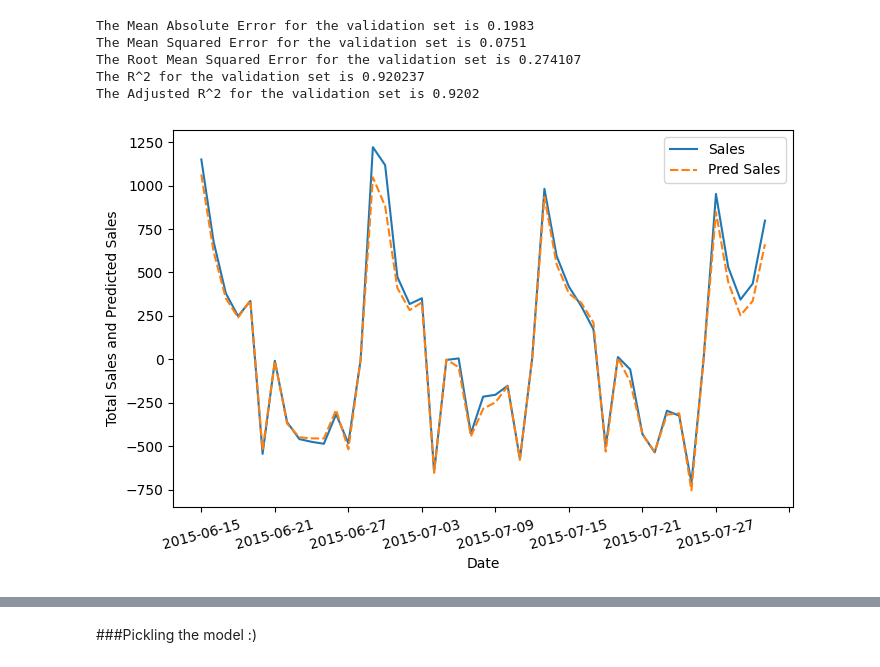
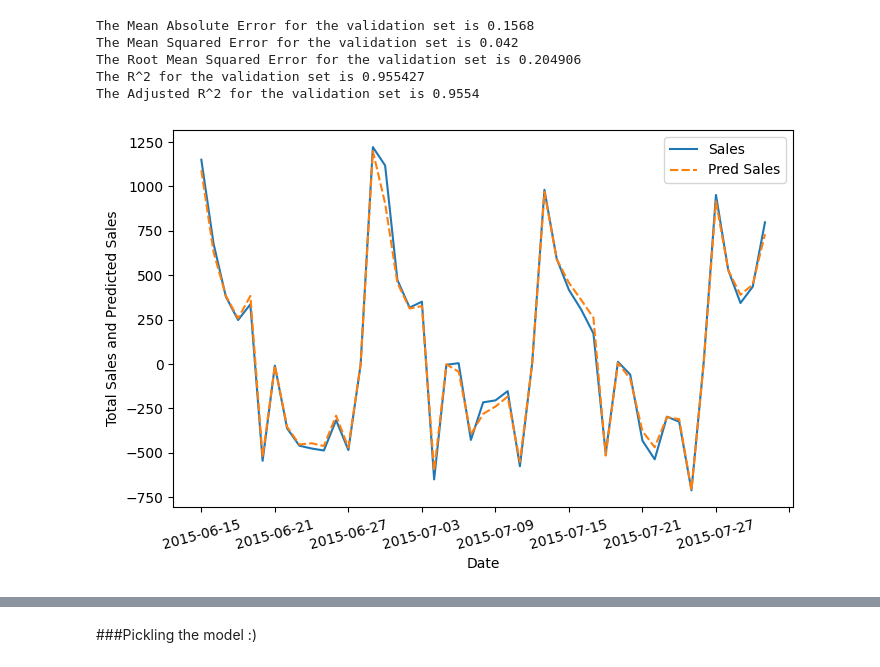
Before and after one commit to yashpatil454/Retail-Shop-Sales-Prediction-Regression, a Jupyter notebook: Rossmann_Sales_Prediction_2_Capstone_Project.ipynb, the cells around one changed output, grey strips where cells are left out. Drawn from its saved outputs; the diff is of its cells as text; code cells hidden in the pictures.

Commit message:
Updated the tuned model and added improvement code

```diff
--- a/Rossmann_Sales_Prediction_2_Capstone_Project.ipynb
+++ b/Rossmann_Sales_Prediction_2_Capstone_Project.ipynb
@@ -54,11 +32,11 @@ X_train = pd.read_csv('/content/gdrive/MyDrive/Retail Sales Prediction/traintest
 X_test = pd.read_csv('/content/gdrive/MyDrive/Retail Sales Prediction/traintestdata/X_test.csv', parse_dates=['Date'])
 y_train = pd.read_csv('/content/gdrive/MyDrive/Retail Sales Prediction/traintestdata/y_train.csv')
 y_test = pd.read_csv('/content/gdrive/MyDrive/Retail Sales Prediction/traintestdata/y_test.csv')
-comparison_df = pd.read_csv('/content/gdrive/MyDrive/Retail Sales Prediction/traintestdata/comparison_df.csv')
+comparison_df = pd.read_csv('/content/gdrive/MyDrive/Retail Sales Prediction/traintestdata/comparison_df.csv', index_col=0)
 
 #For local runtime
-# X_train = pd.read_csv('C:/Users/91814/Desktop/Retail_project/X_train.csv')
-# X_test = pd.read_csv('C:/Users/91814/Desktop/Retail_project/X_test.csv')
-# y_train = pd.read_csv('C:/Users/91814/Desktop/Retail_project/y_train.csv')
-# y_test = pd.read_csv('C:/Users/91814/Desktop/Retail_project/y_test.csv')
-# comparison_df = pd.read_csv('C:/Users/91814/Desktop/Retail_project/comparison_df.csv')
+# X_train = pd.read_csv('C:/Users/yash.patil/Documents/Python/Retail_Sales_Prediction_Project/X_train.csv', parse_dates=['Date'])
+# X_test = pd.read_csv('C:/Users/yash.patil/Documents/Python/Retail_Sales_Prediction_Project/X_test.csv', parse_dates=['Date'])
+# y_train = pd.read_csv('C:/Users/yash.patil/Documents/Python/Retail_Sales_Prediction_Project/y_train.csv')
+# y_test = pd.read_csv('C:/Users/yash.patil/Documents/Python/Retail_Sales_Prediction_Project/y_test.csv')
+# comparison_df = pd.read_csv('C:/Users/yash.patil/Documents/Python/Retail_Sales_Prediction_Project/comparison_df.csv')
@@ -143,3 +118,3 @@ Hyperparameter tuning is the process of adjusting the parameters of the algorith
 # %%
-#Initializing RandomForestRegressor for hyperparameter tuning.
-randomForest_tuned = RandomForestRegressor(random_state=45)
+#Initializing XGBRegressor for hyperparameter tuning.
+xgb = XGBRegressor(tree_method='gpu_hist')
@@ -173,0 +121,11 @@ time: 5.16 ms (started: 2023-01-24 07:18:27 +00:00)
+# %%
+# Define the parameter distribution for the hyperparameter search
+param_dist = {
+    'learning_rate': uniform(0.01, 0.2),
+    'max_depth': randint(1, 11),
+    'subsample': uniform(0.5, 0.5),
+    'colsample_bytree': uniform(0.5, 0.5),
+    'reg_alpha': uniform(0, 2),
+}
+
+print(param_dist)
@@ -174,7 +134,7 @@ time: 5.16 ms (started: 2023-01-24 07:18:27 +00:00)
 # %%
 #Feeding the param_grid to the model
-rf_random_tuned = RandomizedSearchCV(estimator = randomForest_tuned, param_distributions = random_grid, n_iter = 20, cv = 3, verbose=5, random_state=45, n_jobs = -1)
+XGB_random_search = RandomizedSearchCV(estimator=xgb, param_distributions=param_dist, n_iter=20, cv=3, random_state=42, n_jobs=-1)
 #Fit the random search model
-rf_random_tuned.fit(X_train,y_train)
-randomForest_tuned.best_params_
+XGB_random_search.fit(X_train,y_train)
+XGB_random_search.best_params_
 # %% [output]
@@ -183,12 +153,12 @@ time: 12.5 s (started: 2023-01-24 07:18:27 +00:00)
 # %%
-#Evaluating the model by visualizing it and by metrics
-Random_forest_tuned = model_eval(rf_random_tuned, 'Random Forest Regressor Tuned')
-comparison_df.drop('Unnamed: 0', inplace = True, axis = 1)
-comparison_df = comparison_df.append(pd.DataFrame([Random_forest_tuned], columns=comparison_df.columns), ignore_index=True)
+#Evaluating the trained model
+XGBRegressor_tuned = model_eval(XGB_random_search, 'XGBRegressor Tuned')
+#Saving the evaluated metrics onto the comparison_df
+comparison_df = comparison_df.append(pd.DataFrame([XGBRegressor_tuned], columns=comparison_df.columns), ignore_index=True)
 # %% [output]
-The Mean Absolute Error for the validation set is 0.1983
-The Mean Squared Error for the validation set is 0.0751
-The Root Mean Squared Error for the validation set is 0.274107
-The R^2 for the validation set is 0.920237
-The Adjusted R^2 for the validation set is 0.9202
+The Mean Absolute Error for the validation set is 0.1568
+The Mean Squared Error for the validation set is 0.042
+The Root Mean Squared Error for the validation set is 0.204906
+The R^2 for the validation set is 0.955427
+The Adjusted R^2 for the validation set is 0.9554
-[figure, old version]
+[figure, new version]
```
Also changed, not shown: parts of 30 cells of this notebook.
